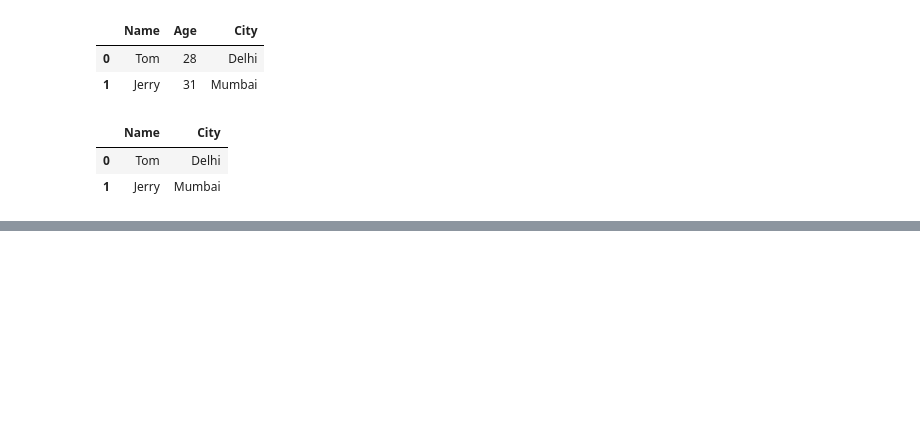
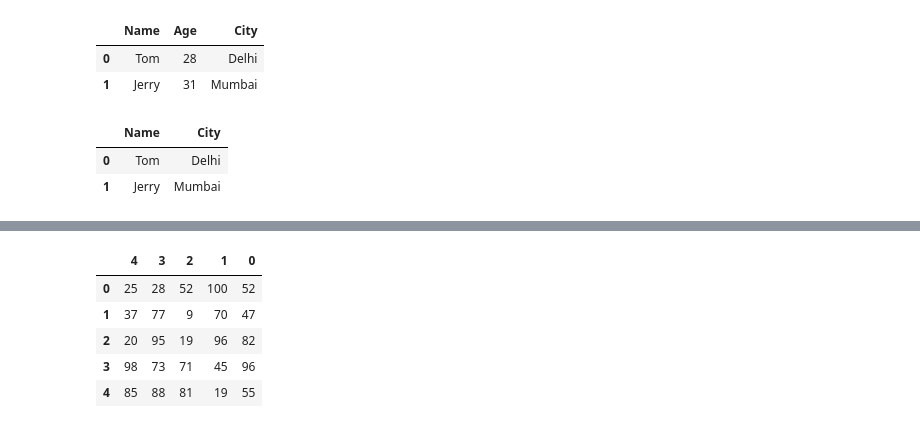
Before and after one commit to omrajsharma/lb-py-25-may-2025, a Jupyter notebook: pd.ipynb, the cells around one changed output, grey strips where cells are left out. Cells and saved outputs as stored; diff of their text form; code cells hidden in the pictures; blank space fills up the shorter version.

```diff
--- a/pd.ipynb
+++ b/pd.ipynb
@@ -342,0 +366,9 @@ df2
+# %%
+randomDf1.sort_index(axis = 1, ascending=False).head()
+# %% [output]
+|  | 4 | 3 | 2 | 1 | 0 |
+| 0 | 25 | 28 | 52 | 100 | 52 |
+| 1 | 37 | 77 | 9 | 70 | 47 |
+| 2 | 20 | 95 | 19 | 96 | 82 |
+| 3 | 98 | 73 | 71 | 45 | 96 |
+| 4 | 85 | 88 | 81 | 19 | 55 |
```
Also changed, not shown: parts of 47 cells of this notebook.
